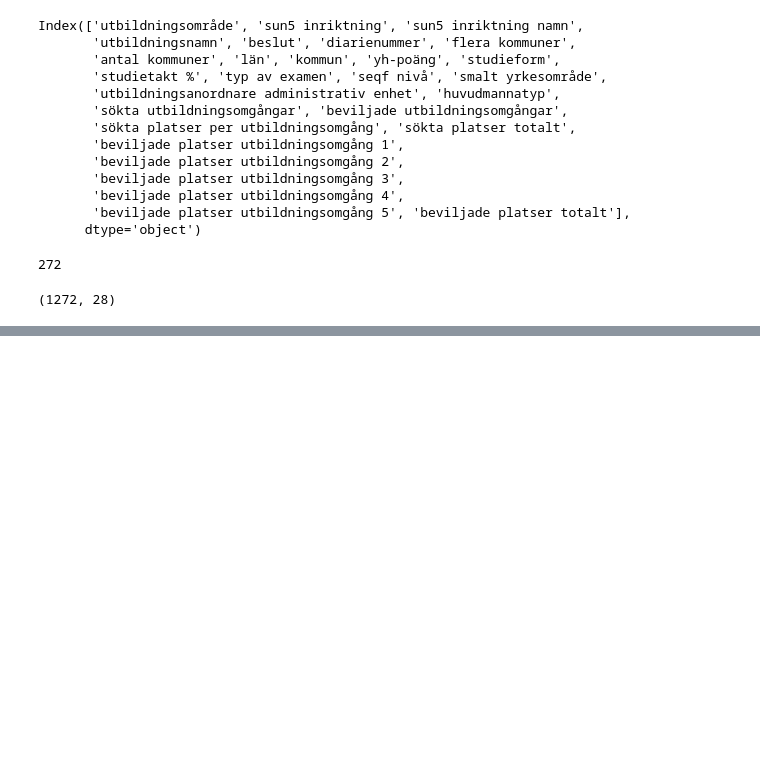
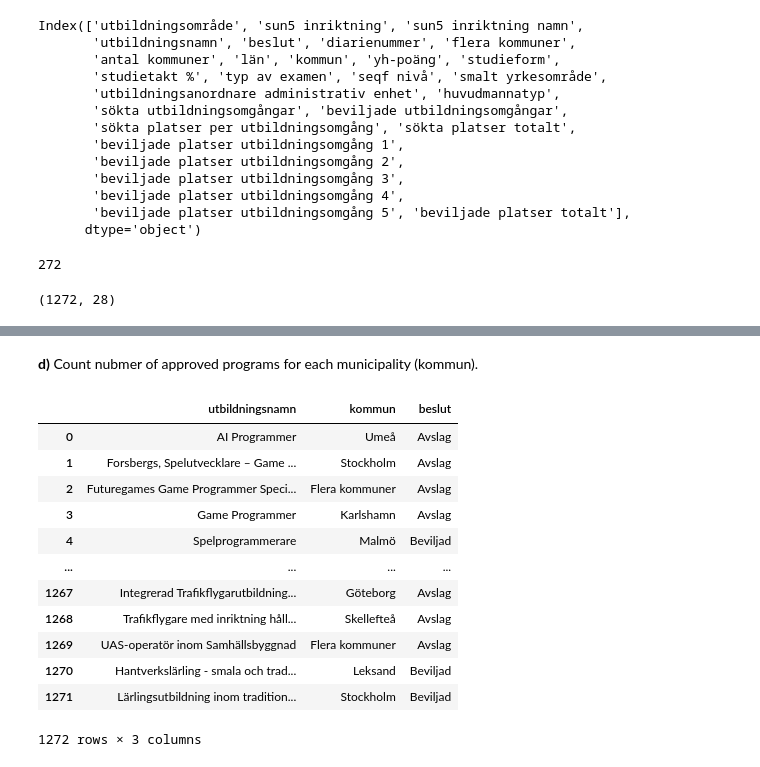
Before and after one commit to MarcusArdenstedt/data_platforms_Marcus_Ericsson_DE24, a Jupyter notebook: exercises/exercise_4_postgres/ex_1/eda.ipynb, the cells around one changed output, grey strips where cells are left out. Drawn from its saved outputs; the diff is of its cells as text; code cells hidden in the pictures; blank space fills up the shorter version.

```diff
--- a/exercises/exercise_4_postgres/ex_1/eda.ipynb
+++ b/exercises/exercise_4_postgres/ex_1/eda.ipynb
@@ -60,0 +169,19 @@ df.shape
+# %% [markdown]
+**d)** Count nubmer of approved programs for each municipality (kommun).
+# %%
+program_kommun = df[["utbildningsnamn", "kommun", "beslut"]]
+program_kommun
+# %% [output]
+|  | utbildningsnamn | kommun | beslut |
+| 0 | AI Programmer | Umeå | Avslag |
+| 1 | Forsbergs, Spelutvecklare – Game ... | Stockholm | Avslag |
+| 2 | Futuregames Game Programmer Speci... | Flera kommuner | Avslag |
+| 3 | Game Programmer | Karlshamn | Avslag |
+| 4 | Spelprogrammerare | Malmö | Beviljad |
+| ... | ... | ... | ... |
+| 1267 | Integrerad Trafikflygarutbildning... | Göteborg | Avslag |
+| 1268 | Trafikflygare med inriktning håll... | Skellefteå | Avslag |
+| 1269 | UAS-operatör inom Samhällsbyggnad | Flera kommuner | Avslag |
+| 1270 | Hantverkslärling - smala och trad... | Leksand | Beviljad |
+| 1271 | Lärlingsutbildning inom tradition... | Stockholm | Beviljad |
+1272 rows × 3 columns
```
Also changed, not shown: parts of 17 cells of this notebook, 1 other file.
